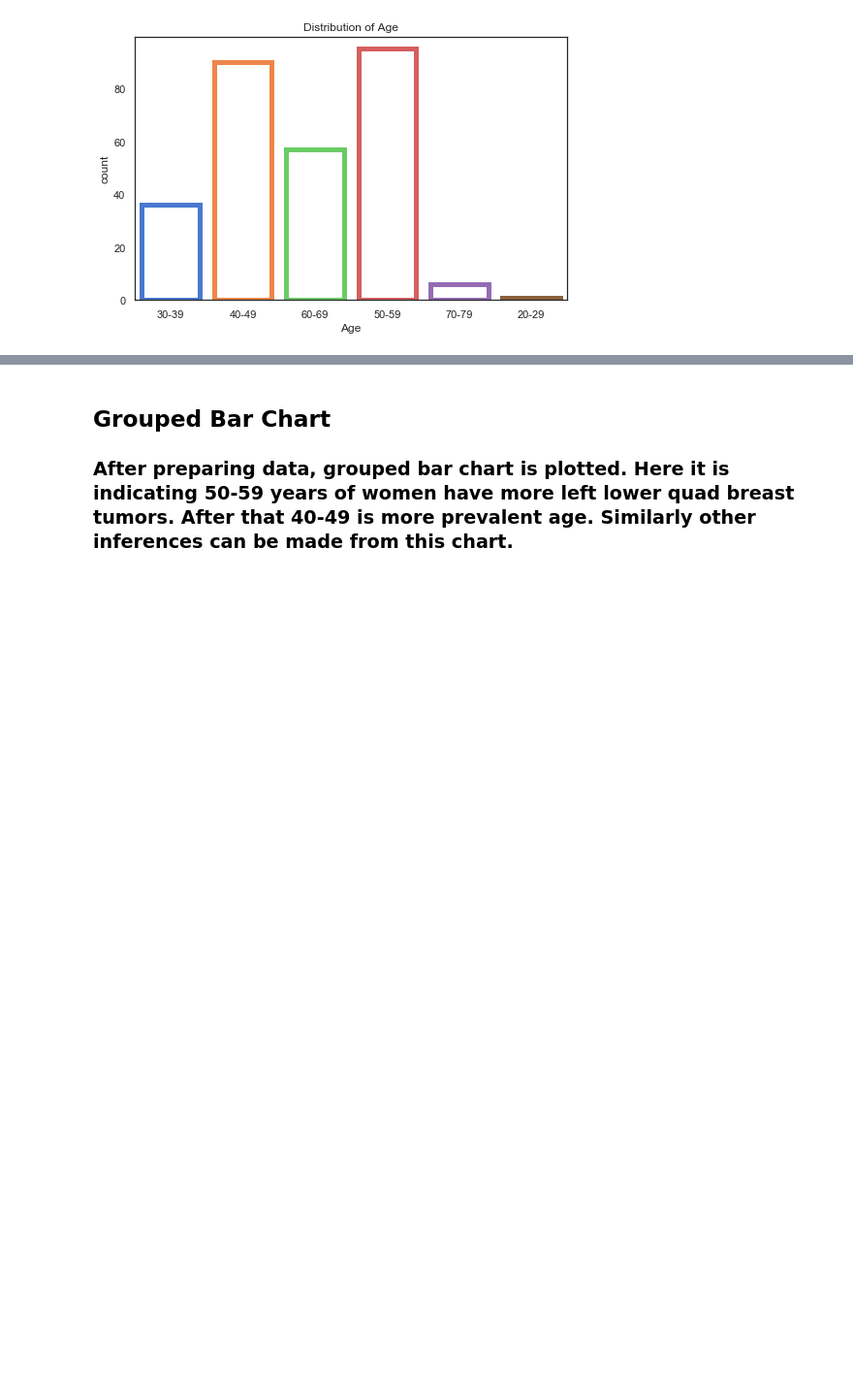
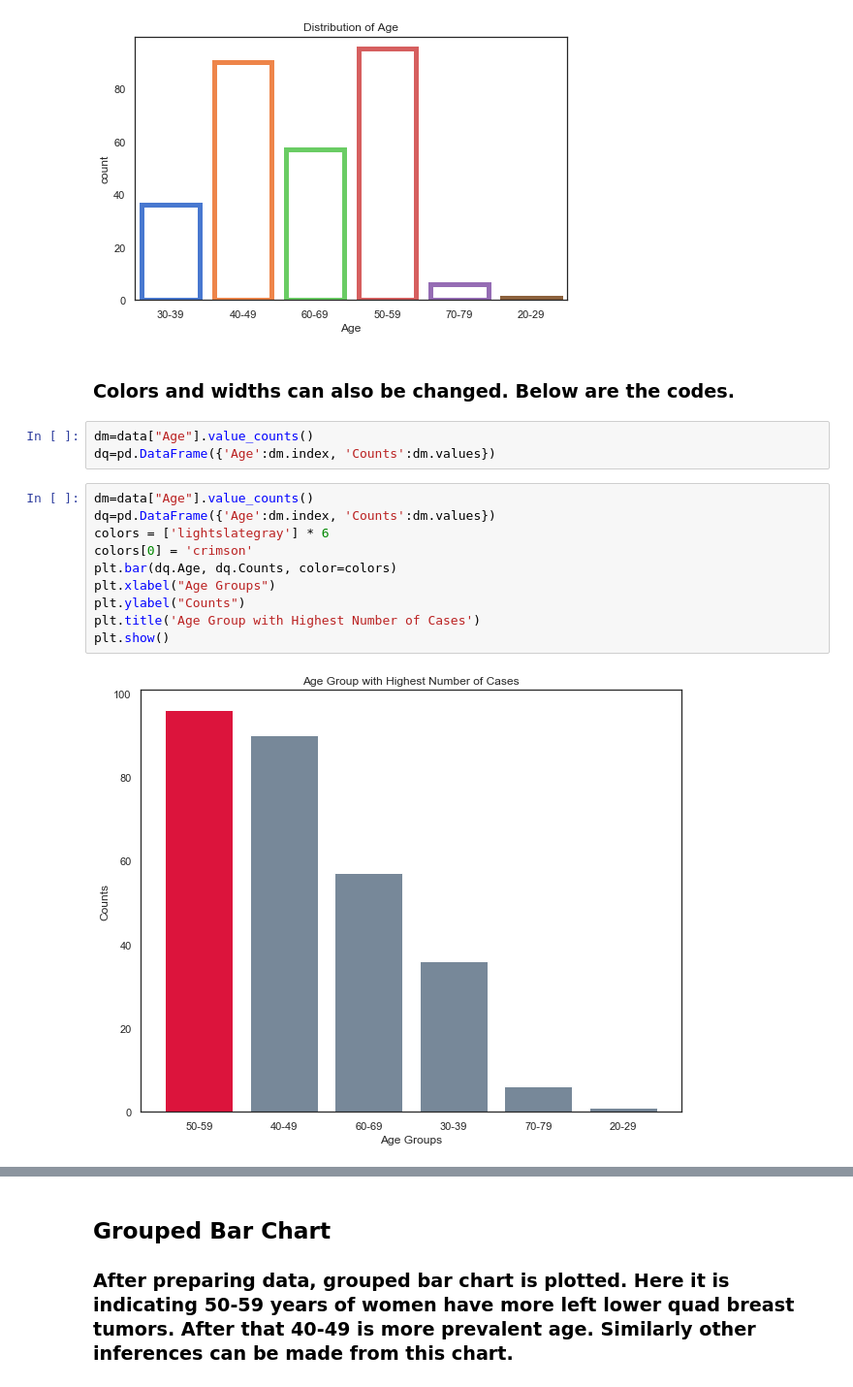
Before and after one commit to salonimishr/Different-Bar-Graphs, a Jupyter notebook: Bar Charts.ipynb, the cells around one changed output, grey strips where cells are left out. Shown at 97% size. Cells and saved outputs as stored; diff of their text form; blank space fills up the shorter version.

```diff
--- a/Bar Charts.ipynb
+++ b/Bar Charts.ipynb
@@ -93,3 +93,20 @@ ax = sns.countplot(x="Age", data=data,
                    edgecolor=sns.color_palette("muted",24)).set_title("Distribution of Age")
 # %% [output]
 [figure]
+# %% [markdown]
+### Colors and widths can also be changed. Below are the codes.
+# %%
+dm=data["Age"].value_counts()
+dq=pd.DataFrame({'Age':dm.index, 'Counts':dm.values})
+# %%
+dm=data["Age"].value_counts()
+dq=pd.DataFrame({'Age':dm.index, 'Counts':dm.values})
+colors = ['lightslategray'] * 6
+colors[0] = 'crimson'
+plt.bar(dq.Age, dq.Counts, color=colors)
+plt.xlabel("Age Groups")
+plt.ylabel("Counts")
+plt.title('Age Group with Highest Number of Cases')
+plt.show()
+# %% [output]
+[figure, added]
```
Also changed, not shown: parts of 1 cell of this notebook.
